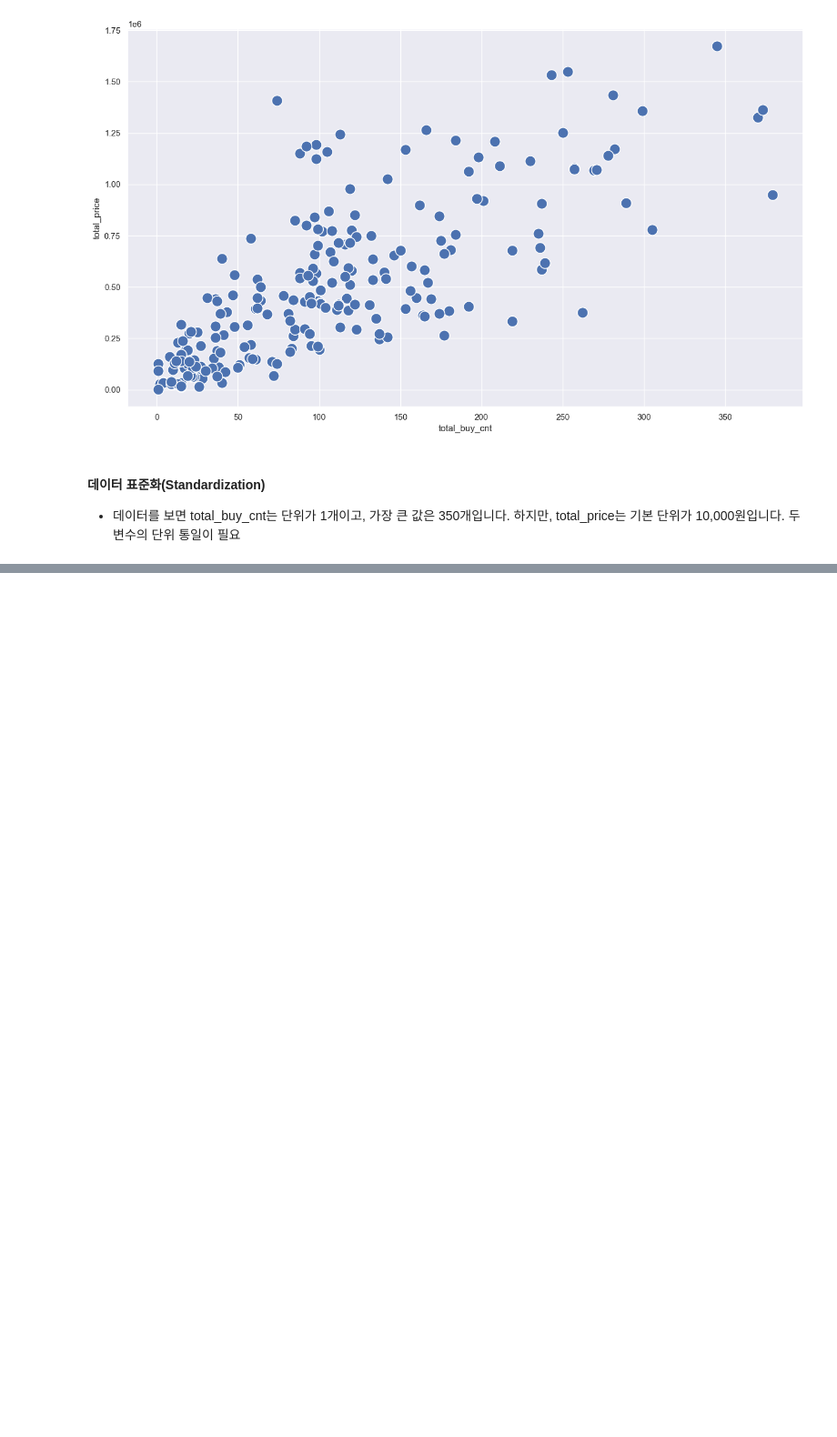
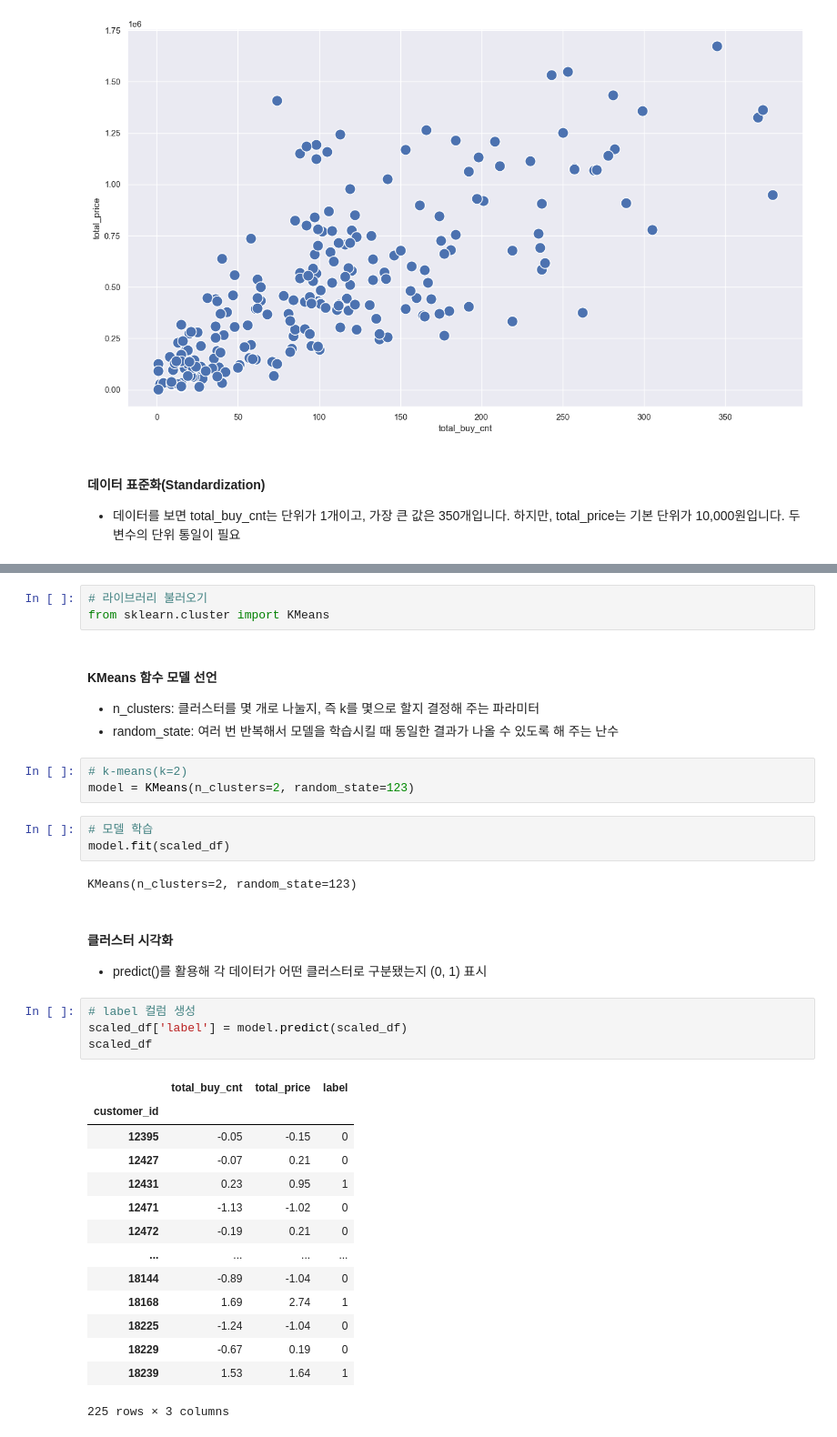
Before and after one commit to uj06134/study_Data_analysis, a Jupyter notebook: f_cluster_analysis/task.ipynb, the cells around one changed output, grey strips where cells are left out. Shown: that part at 91% size. Cells and saved outputs as stored; diff of their text form; blank space fills up the shorter version.

```diff
--- a/f_cluster_analysis/task.ipynb
+++ b/f_cluster_analysis/task.ipynb
@@ -96,0 +105,37 @@ scaled_df
+# %%
+# 라이브러리 불러오기
+from sklearn.cluster import KMeans
+# %% [markdown]
+#### KMeans 함수 모델 선언
+- n_clusters: 클러스터를 몇 개로 나눌지, 즉 k를 몇으로 할지 결정해 주는 파라미터
+- random_state: 여러 번 반복해서 모델을 학습시킬 때 동일한 결과가 나올 수 있도록 해 주는 난수
+# %%
+# k-means(k=2)
+model = KMeans(n_clusters=2, random_state=123)
+# %%
+# 모델 학습
+model.fit(scaled_df)
+# %% [output]
+KMeans(n_clusters=2, random_state=123)
+# %% [markdown]
+#### 클러스터 시각화
+- predict()를 활용해 각 데이터가 어떤 클러스터로 구분됐는지 (0, 1) 표시
+# %%
+# label 컬럼 생성
+scaled_df['label'] = model.predict(scaled_df)
+scaled_df
+# %% [output]
+|  | total_buy_cnt | total_price | label |
+| customer_id |  |  |  |
+| 12395 | -0.05 | -0.15 | 0 |
+| 12427 | -0.07 | 0.21 | 0 |
+| 12431 | 0.23 | 0.95 | 1 |
+| 12471 | -1.13 | -1.02 | 0 |
+| 12472 | -0.19 | 0.21 | 0 |
+| ... | ... | ... | ... |
+| 18144 | -0.89 | -1.04 | 0 |
+| 18168 | 1.69 | 2.74 | 1 |
+| 18225 | -1.24 | -1.04 | 0 |
+| 18229 | -0.67 | 0.19 | 0 |
+| 18239 | 1.53 | 1.64 | 1 |
+225 rows × 3 columns
```
Also changed, not shown: parts of 17 cells of this notebook.
